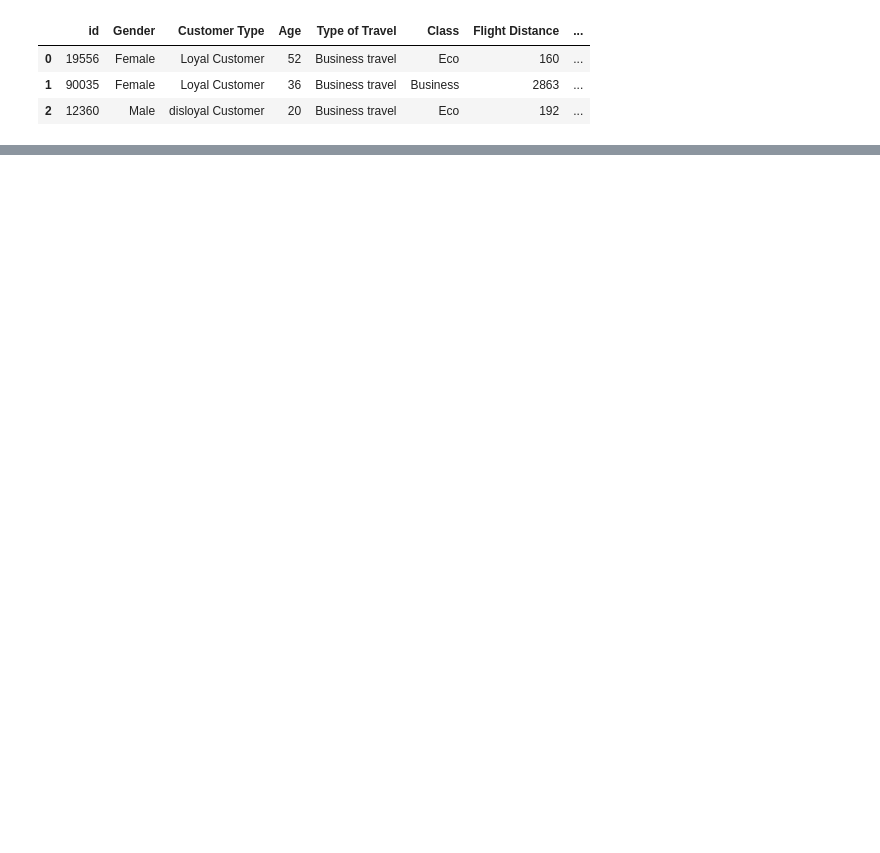
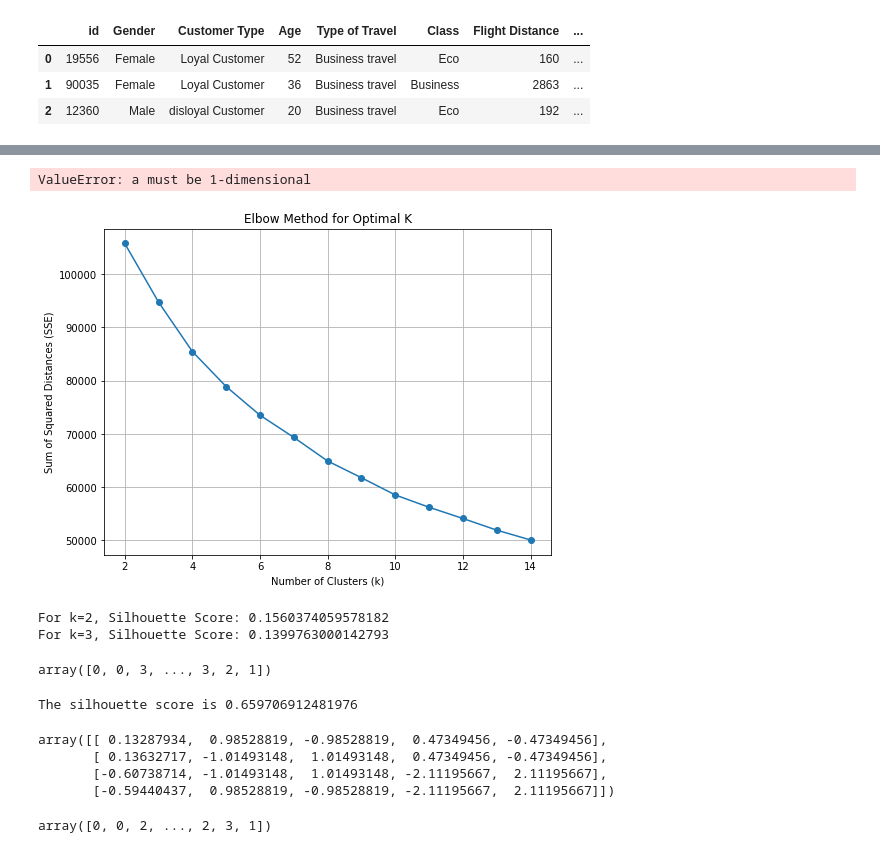
Before and after one commit to SOPP-EC/-Airline-Passenger-Satisfaction-Dataset-Analysis, a Jupyter notebook: -Airline-Passenger-Satisfaction-Dataset-Analysis.ipynb, the cells around one changed output, grey strips where cells are left out. Cells and saved outputs as stored; diff of their text form; code cells hidden in the pictures; blank space fills up the shorter version.

Commit message:
feat: clustering

```diff
--- a/-Airline-Passenger-Satisfaction-Dataset-Analysis.ipynb
+++ b/-Airline-Passenger-Satisfaction-Dataset-Analysis.ipynb
@@ -79,0 +84,2 @@ display(df.head(3))
+# %%
+df_clust = pd.get_dummies(df_clust, columns = ["Gender", "Customer Type"])
@@ -79,0 +95,7 @@ display(df.head(3))
+# %%
+from sklearn.cluster import KMeans
+from sklearn.metrics import silhouette_score
+from sklearn.preprocessing import StandardScaler
+scale = StandardScaler()
+# %%
+df_clust_scaled = scale.fit_transform(df_clust)
@@ -79,0 +128,53 @@ display(df.head(3))
+# %%
+np.random.seed(123)
+sample_size = 20000
+sample = np.random.choice(df_clust_scaled, size=(sample_size, df_clust_scaled.shape[1]), replace=False)
+# %% [output]
+ValueError: a must be 1-dimensional
+# %%
+elbow = []
+
+for k in range(2,15):
+    kmeans = KMeans(n_clusters = k)
+    kmeans.fit(sample)
+    elbow.append(kmeans.inertia_)
+
+plt.figure(figsize=(8, 6))
+plt.plot(range(2, 15), elbow, marker='o')
+plt.title('Elbow Method for Optimal K')
+plt.xlabel('Number of Clusters (k)')
+plt.ylabel('Sum of Squared Distances (SSE)')
+plt.grid(True)
+plt.show()
+# %% [output]
+[figure, added]
+# %%
+for k in range(2, 5):
+    kmeans = KMeans(n_clusters=k)
+    labels = kmeans.fit_predict(sample)
+    silhouette_avg = silhouette_score(sample, labels)
+    print(f"For k={k}, Silhouette Score: {silhouette_avg}")
+# %% [output]
+For k=2, Silhouette Score: 0.1560374059578182
+For k=3, Silhouette Score: 0.1399763000142793
+# %%
+model = KMeans(n_clusters=4)
+model.fit_predict(df_clust_scaled)
+# %% [output]
+array([0, 0, 3, ..., 3, 2, 1])
+# %%
+sil = silhouette_score(df_clust_scaled, model.fit_predict(df_clust_scaled))
+print(f'The silhouette score is {sil}')
+# %% [output]
+The silhouette score is 0.659706912481976
+# %%
+cluster_assignments = model.cluster_centers_
+centroids = model.labels_
+display(cluster_assignments)
+display(centroids)
+# %% [output]
+array([[ 0.13287934,  0.98528819, -0.98528819,  0.47349456, -0.47349456],
+       [ 0.13632717, -1.01493148,  1.01493148,  0.47349456, -0.47349456],
+       [-0.60738714, -1.01493148,  1.01493148, -2.11195667,  2.11195667],
+       [-0.59440437,  0.98528819, -0.98528819, -2.11195667,  2.11195667]])
+array([0, 0, 2, ..., 2, 3, 1])
```
Also changed, not shown: parts of 11 cells of this notebook.
